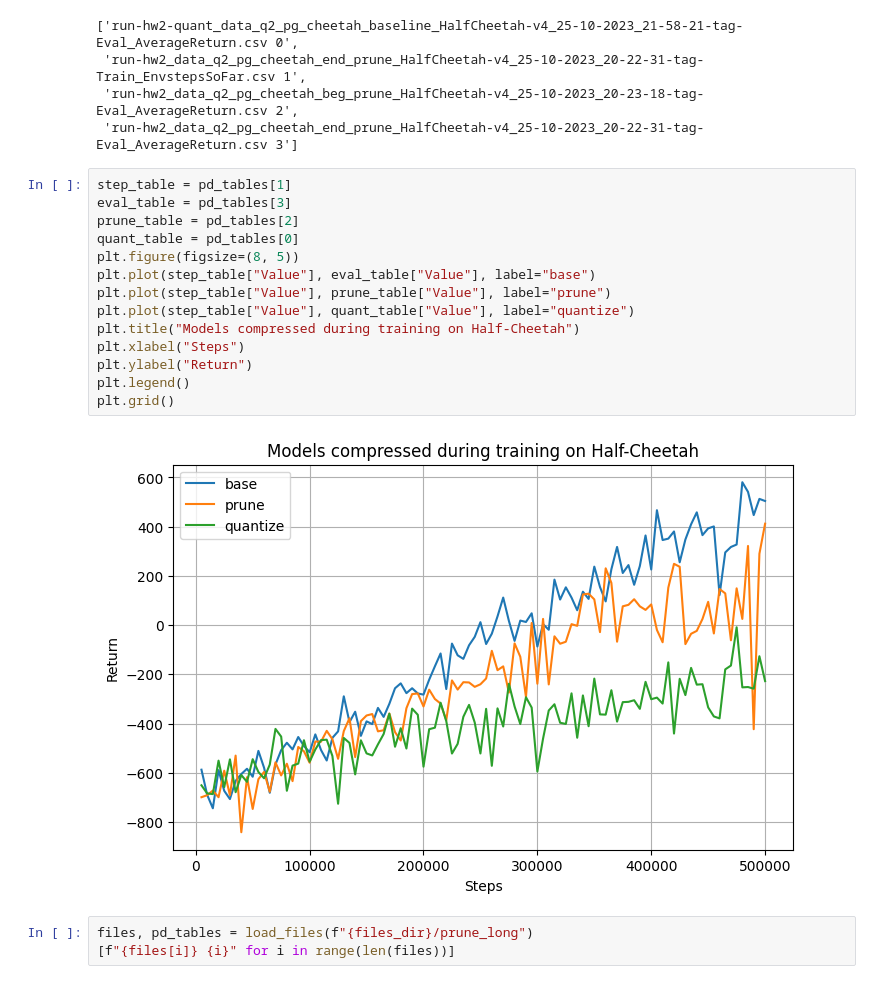
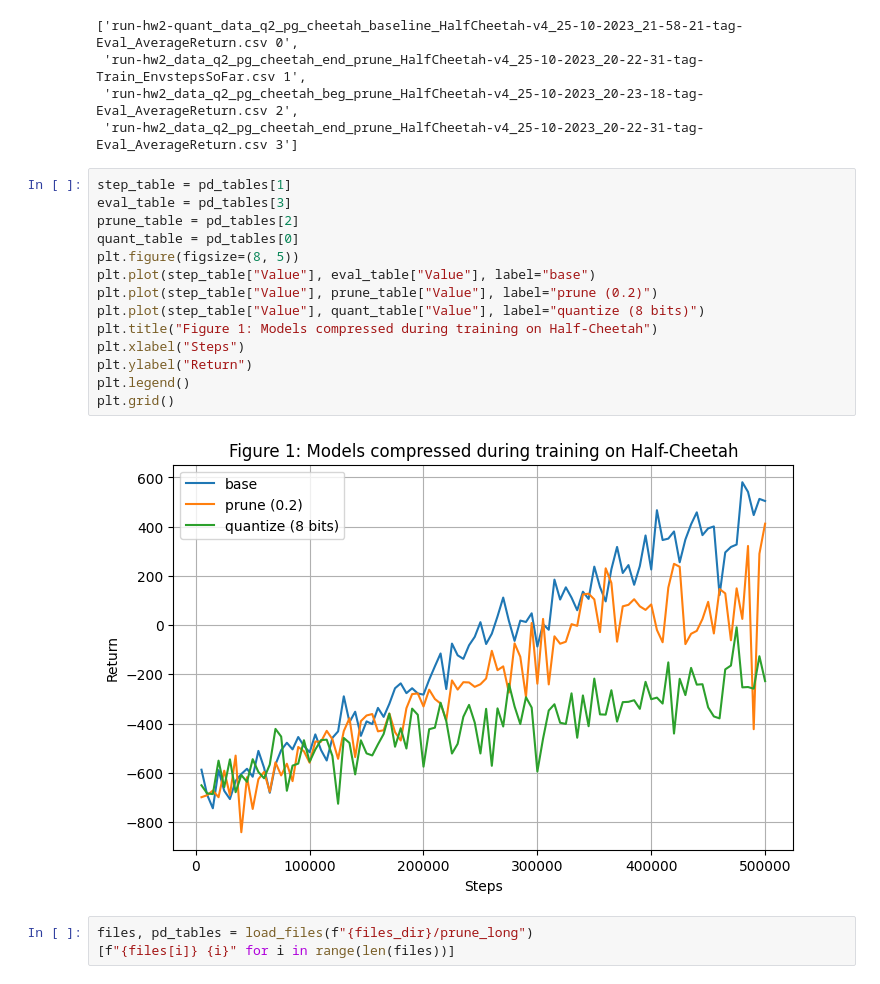
Before and after one commit to KaushikKunal/CS285-proj, a Jupyter notebook: hw2/cs285/scripts/plot_files.ipynb, the cells around one changed output. Cells and saved outputs as stored; diff of their text form.

```diff
--- a/hw2/cs285/scripts/plot_files.ipynb
+++ b/hw2/cs285/scripts/plot_files.ipynb
@@ -35,19 +35,19 @@ files, pd_tables = load_files(f"{files_dir}/prune_comp")
 # %%
 step_table = pd_tables[1]
 eval_table = pd_tables[3]
 prune_table = pd_tables[2]
 quant_table = pd_tables[0]
 plt.figure(figsize=(8, 5))
 plt.plot(step_table["Value"], eval_table["Value"], label="base")
-plt.plot(step_table["Value"], prune_table["Value"], label="prune")
-plt.plot(step_table["Value"], quant_table["Value"], label="quantize")
-plt.title("Models compressed during training on Half-Cheetah")
+plt.plot(step_table["Value"], prune_table["Value"], label="prune (0.2)")
+plt.plot(step_table["Value"], quant_table["Value"], label="quantize (8 bits)")
+plt.title("Figure 1: Models compressed during training on Half-Cheetah")
 plt.xlabel("Steps")
 plt.ylabel("Return")
 plt.legend()
 plt.grid()
 # %% [output]
-[figure, old version]
+[figure, new version]
 # %%
 files, pd_tables = load_files(f"{files_dir}/prune_long")
 [f"{files[i]} {i}" for i in range(len(files))]
```
Also changed, not shown: parts of 1 cell of this notebook.
